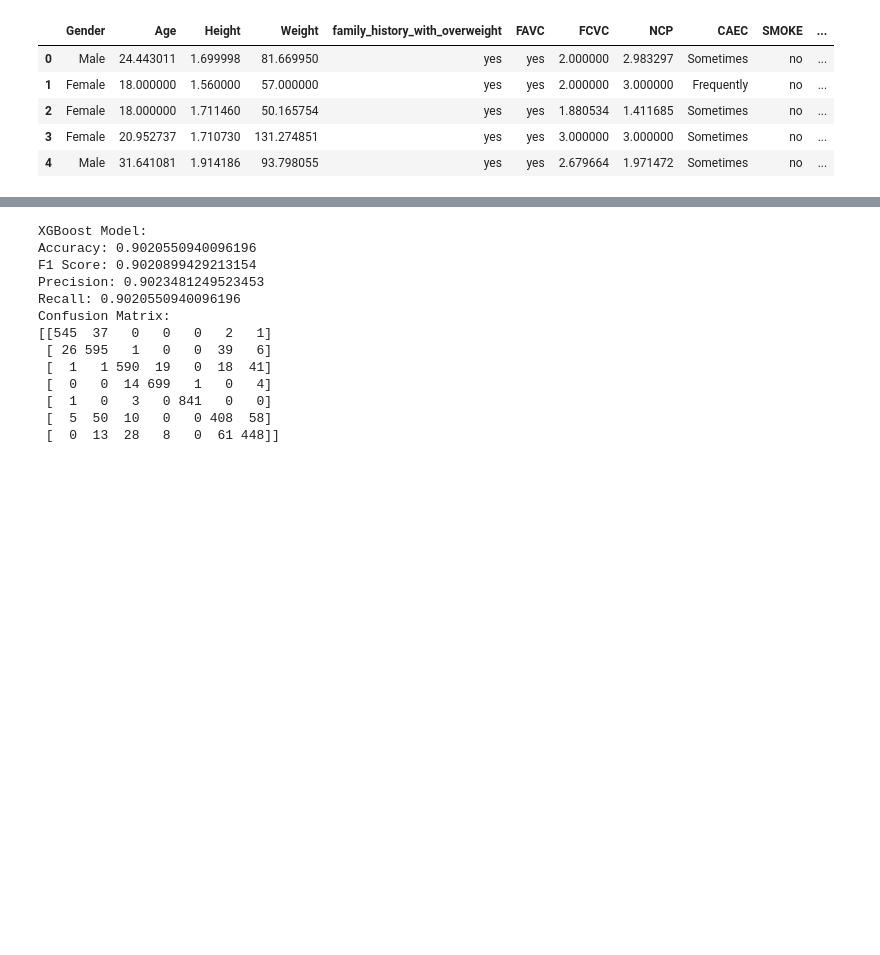
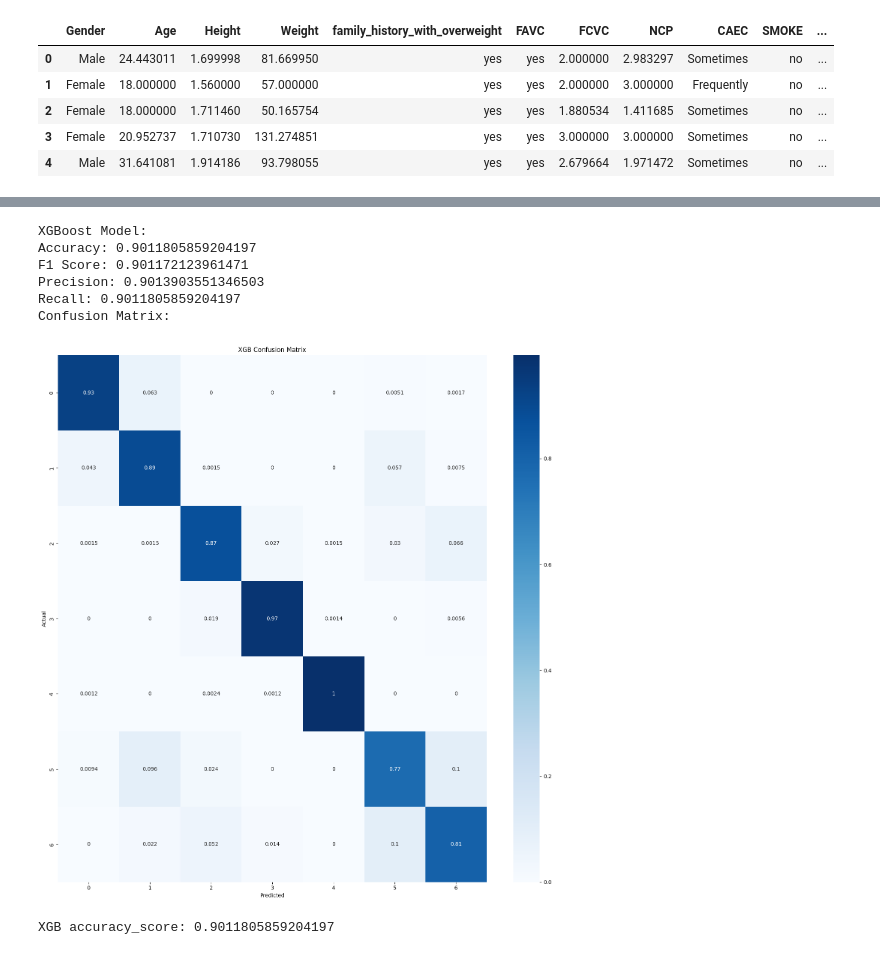
Before and after one commit to Saifix/Multi-Class-Prediction-of-Obesity-Risk, a Jupyter notebook: Main.ipynb, the cells around one changed output, grey strips where cells are left out. Drawn from its saved outputs; the diff is of its cells as text; code cells hidden in the pictures; blank space fills up the shorter version.

```diff
--- a/Main.ipynb
+++ b/Main.ipynb
@@ -24,6 +25,7 @@ dataset.head()
 | 4 | 4.0 | Male | 31.641081 | 1.914186 | 93.798055 | yes | yes | 2.679664 | 1.971472 | Sometimes | ... |
 # %%
 # Dropping columns based on low std as compare to mean
-columns_to_drop = ['id', 'FAF', 'TUE']
+columns_to_drop = ['id']
+#columns_to_drop = ['id', 'FAF', 'TUE']
+
 dataset = dataset.drop(columns=columns_to_drop)
-dataset.head()
@@ -71,7 +79,3 @@ for col in categorical_columns:
     one_hot_encoded = pd.get_dummies(dataset[col], prefix=col)
     dataset = pd.concat([dataset, one_hot_encoded], axis=1)
     dataset.drop(columns=[col], inplace=True)
-# %%
-bool_columns = dataset.select_dtypes(include=['bool']).columns
-dataset[bool_columns] = dataset[bool_columns].astype(int)
-print(dataset.dtypes)
@@ -103,6 +89,7 @@ X_train, X_test, y_train, y_test = train_test_split(X, y, test_size=0.2, random_
 # %%
 # Apply standard scaling to numerical features after splitting
 scaler = StandardScaler()
-numerical_columns = ['Age', 'Height', 'Weight', 'FCVC', 'NCP', 'CH2O','Age_Weight_Interaction']
+numerical_columns = ['Age', 'Height', 'Weight', 'FCVC', 'NCP', 'CH2O','Age_Weight_Interaction','FAF', 'TUE']
+
 X_train[numerical_columns] = scaler.fit_transform(X_train[numerical_columns])
 X_test[numerical_columns] = scaler.transform(X_test[numerical_columns])
@@ -140,9 +126,0 @@ print("Best score:", search.best_score_)'''
-# %%
-
-xg = xgb.XGBClassifier(learning_rate=0.3, n_estimators=100, max_depth=3 )
-
-xg.fit(X_train, y_train)
-y_pred_xg = xg.predict(X_test)
-
-plot_confusion_matrix(y_test, y_pred_xg, 'XGB Confusion Matrix')
-print("XGB accuracy_score:", accuracy_score(y_test, y_pred_xg))
@@ -191,46 +127,31 @@ And if memory is not enough, you can set `force_col_wise=true`.
 # %%
-from sklearn.metrics import accuracy_score, f1_score, precision_score, recall_score, confusion_matrix
+# Build an XGBoost model
+xgb_model1 = xgb.XGBClassifier(learning_rate=0.3, n_estimators=100, max_depth=3)
+xgb_model1.fit(X_train, y_train)
+y_pred_xgb = xgb_model1.predict(X_test)
 
 # Calculate metrics for XGBoost model
 accuracy_xgb = accuracy_score(y_test, y_pred_xgb)
 f1_xgb = f1_score(y_test, y_pred_xgb, average='weighted')
 precision_xgb = precision_score(y_test, y_pred_xgb, average='weighted')
 recall_xgb = recall_score(y_test, y_pred_xgb, average='weighted')
 conf_matrix_xgb = confusion_matrix(y_test, y_pred_xgb)
 
-# Calculate metrics for LightGBM model
-accuracy_lgb = accuracy_score(y_test, y_pred_lgb)
-f1_lgb = f1_score(y_test, y_pred_lgb, average='weighted')
-precision_lgb = precision_score(y_test, y_pred_lgb, average='weighted')
-recall_lgb = recall_score(y_test, y_pred_lgb, average='weighted')
-conf_matrix_lgb = confusion_matrix(y_test, y_pred_lgb)
-
-# Calculate metrics for ensemble model
-accuracy_ensemble = accuracy_score(y_test, y_pred_ensemble)
-f1_ensemble = f1_score(y_test, y_pred_ensemble, average='weighted')
-precision_ensemble = precision_score(y_test, y_pred_ensemble, average='weighted')
-recall_ensemble = recall_score(y_test, y_pred_ensemble, average='weighted')
-conf_matrix_ensemble = confusion_matrix(y_test, y_pred_ensemble)
-
 # Print the metrics
 print("XGBoost Model:")
 print("Accuracy:", accuracy_xgb)
 print("F1 Score:", f1_xgb)
 print("Precision:", precision_xgb)
 print("Recall:", recall_xgb)
 print("Confusion Matrix:")
-print(conf_matrix_xgb)
+plot_confusion_matrix(y_test, y_pred_xgb, 'XGB Confusion Matrix')
+print("XGB accuracy_score:", accuracy_score(y_test, y_pred_xgb))
 # %% [output]
 XGBoost Model:
-Accuracy: 0.9020550940096196
-F1 Score: 0.9020899429213154
-Precision: 0.9023481249523453
-Recall: 0.9020550940096196
+Accuracy: 0.9011805859204197
+F1 Score: 0.901172123961471
+Precision: 0.9013903551346503
+Recall: 0.9011805859204197
 Confusion Matrix:
-[[545  37   0   0   0   2   1]
- [ 26 595   1   0   0  39   6]
- [  1   1 590  19   0  18  41]
- [  0   0  14 699   1   0   4]
- [  1   0   3   0 841   0   0]
- [  5  50  10   0   0 408  58]
- [  0  13  28   8   0  61 448]]
+[figure, added]
+XGB accuracy_score: 0.9011805859204197
```
Also changed, not shown: parts of 14 cells of this notebook, 1 other file.
